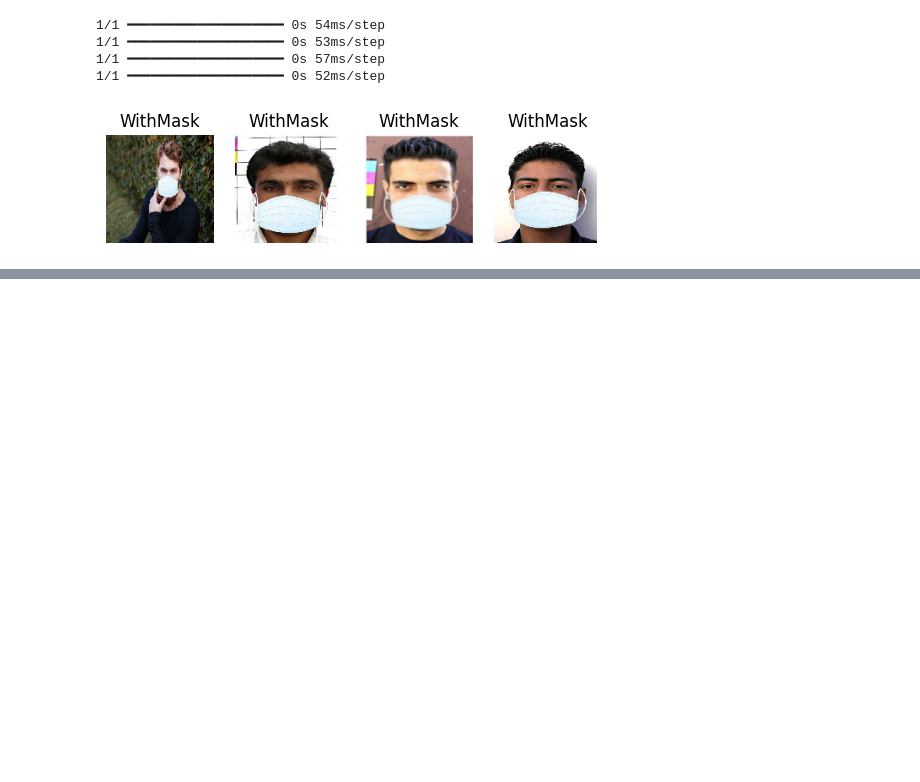
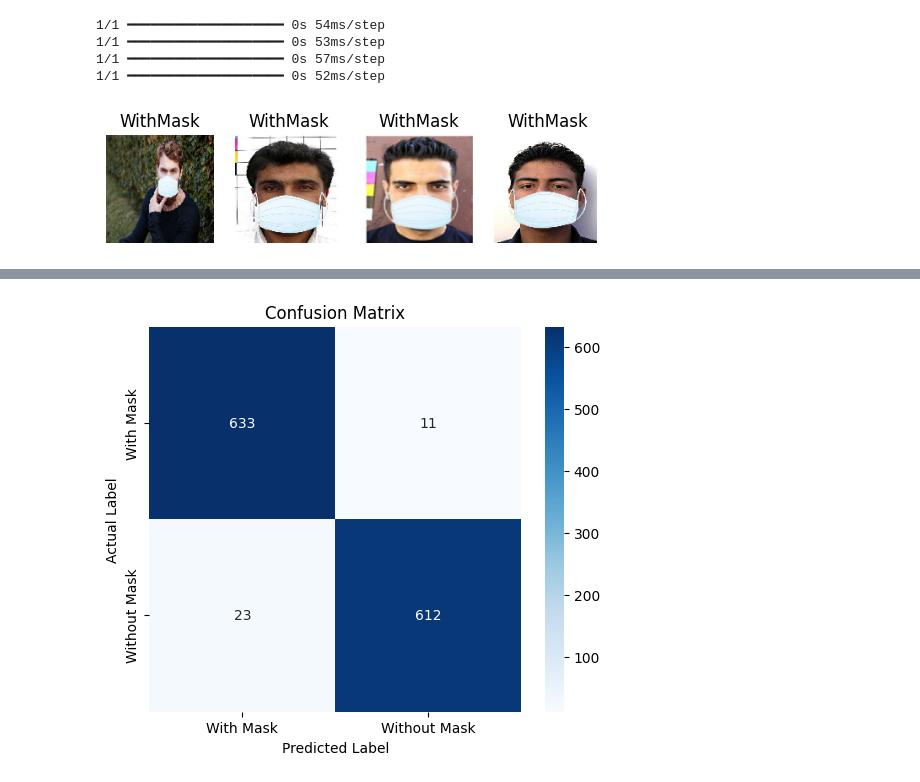
Before and after one commit to dinviiii/Face-Mask-Detection, a Jupyter notebook: faceMask.ipynb, the cells around one changed output, grey strips where cells are left out. Cells and saved outputs as stored; diff of their text form; code cells hidden in the pictures; blank space fills up the shorter version.

```diff
--- a/faceMask.ipynb
+++ b/faceMask.ipynb
@@ -577,0 +658,6 @@ plt.show()
+# %%
+model_v2.compile(
+    optimizer='adam',
+    loss='binary_crossentropy',
+    metrics=['accuracy']
+)
@@ -577,0 +672,7 @@ plt.show()
+# %%
+history_v2 = model_v2.fit(
+    train_generator_v2,
+    validation_data=test_generator,
+    epochs=20,
+    callbacks=[early_stop]
+)
@@ -577,0 +718,11 @@ plt.show()
+# %%
+import numpy as np
+
+# Predict on test dataset
+y_pred_prob = model_v2.predict(test_generator)
+
+# Convert probabilities to class labels
+y_pred = (y_pred_prob > 0.5).astype(int).reshape(-1)
+
+# True labels
+y_true = test_generator.classes
@@ -577,0 +731,22 @@ plt.show()
+# %%
+#confusion matrix
+from sklearn.metrics import confusion_matrix
+import seaborn as sns
+import matplotlib.pyplot as plt
+
+cm = confusion_matrix(y_true, y_pred)
+
+plt.figure(figsize=(6,5))
+sns.heatmap(cm,
+            annot=True,
+            fmt='d',
+            cmap='Blues',
+            xticklabels=['With Mask','Without Mask'],
+            yticklabels=['With Mask','Without Mask'])
+
+plt.xlabel("Predicted Label")
+plt.ylabel("Actual Label")
+plt.title("Confusion Matrix")
+plt.show()
+# %% [output]
+[figure, added]
```
Also changed, not shown: parts of 19 cells of this notebook.
